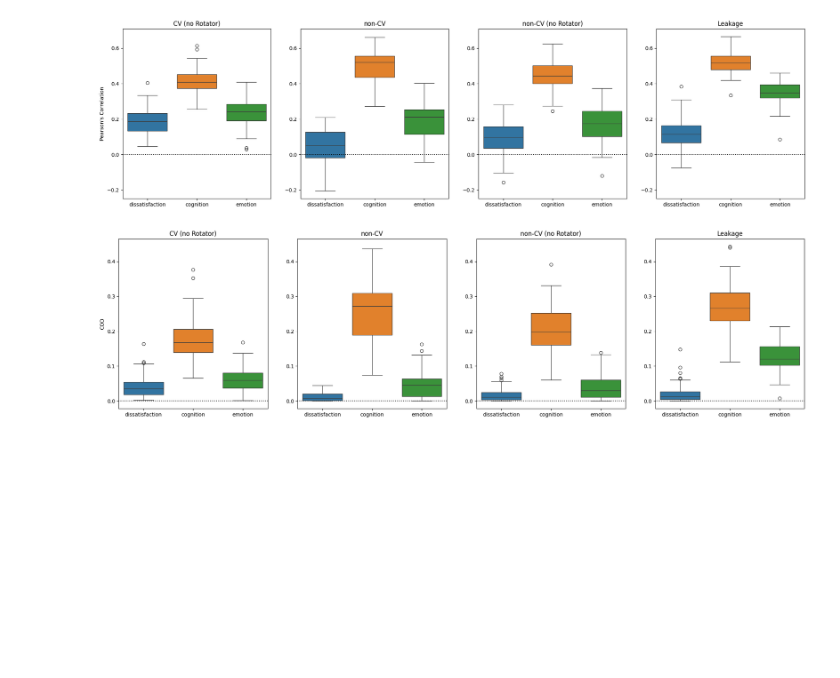
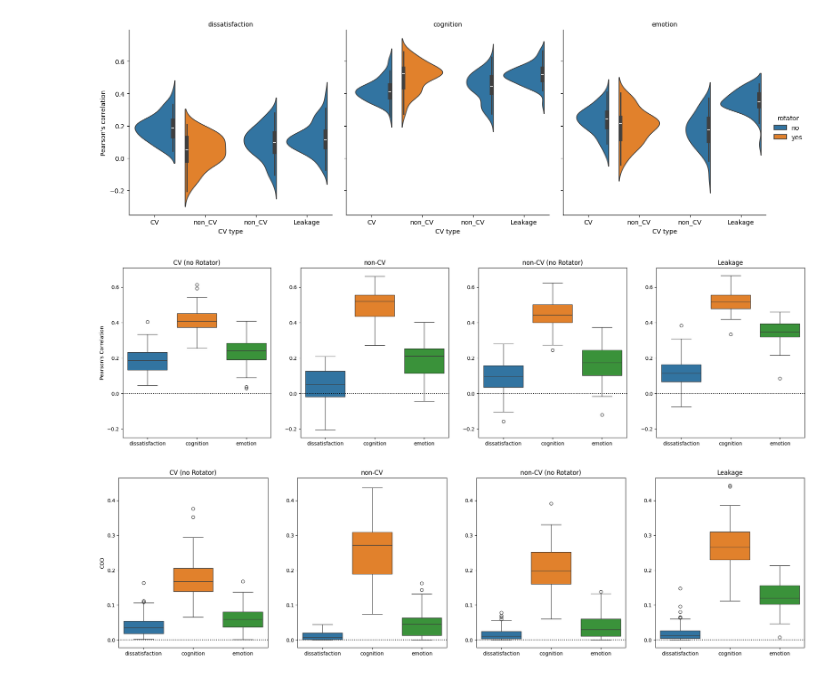
Before and after one commit to haotsung/HCP_behavioral_prediction, a Jupyter notebook: plot_prediction_accuracy.ipynb, the cells around one changed output. Saved outputs shown, nothing was run; the diff lists cells and outputs as text; code cells hidden in the pictures; blank space fills up the shorter version.

Commit message:
add new type of plot

```diff
--- a/plot_prediction_accuracy.ipynb
+++ b/plot_prediction_accuracy.ipynb
@@ -78,2 +86,28 @@ df_r2_corr_leakage = pd.DataFrame(data_r2_corr_leakage)
+# %%
+concatenated_df = pd.concat([df_r_corr_cv_noRotator,df_r_corr_non_cv,df_r_corr_non_cv_noRotator,df_r_corr_leakage_noRotator],ignore_index=True)
+concatenated_df = pd.melt(concatenated_df,id_vars=['cvkind'],var_name='component',value_name="Pearson's correlation")
+concatenated_df['rotator'] = concatenated_df['cvkind'].apply(lambda x: 'no' if 'noRotator' in x else 'yes')
+# %%
+g = sns.catplot(
+    data=concatenated_df,
+    kind="violin",
+    x="cvkind",
+    y="Pearson's correlation",
+    col="component",
+    hue ="rotator",
+    split=True,
+    )
+
+# Define x-axis labels
+custom_labels = ["CV", "non_CV", "non_CV","Leakage"]
+
+# Set the custom labels
+g.set_xticklabels(custom_labels)
+
+g.set_titles("{col_name}")
+g.set_axis_labels("CV type","Pearson's correlation")
+plt.show()
+# %% [output]
+[figure, added]
 # %%
 fig, (ax1,ax2,ax3,ax4) = plt.subplots(1, 4, figsize=(24, 6),sharey=True)
```
Also changed, not shown: parts of 3 cells of this notebook.
